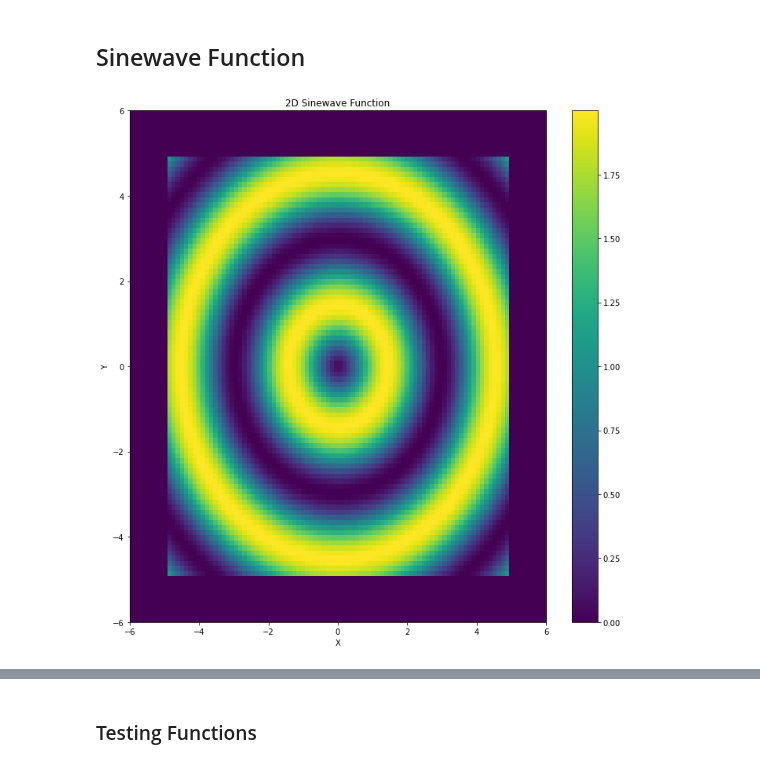
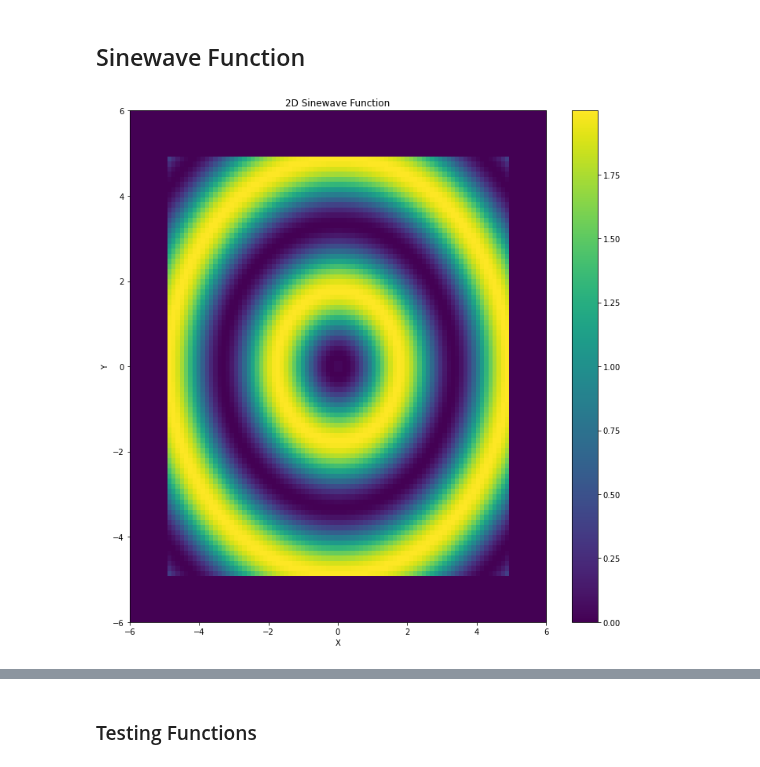
Before and after one commit to pjdunne/MResMCMC2023, a Jupyter notebook: Examples_Dian.ipynb, the cells around one changed output, grey strips where cells are left out. Drawn from its saved outputs; the diff is of its cells as text; code cells hidden in the pictures.

```diff
--- a/Examples_Dian.ipynb
+++ b/Examples_Dian.ipynb
@@ -10,10 +10,10 @@ import MCMC_DZ.MCMC.MetropolisHastingMCMC.ProposalDistributions as PDs
 from MCMC_DZ.BayesianInference.Likelihood_functions import Sinewave
 # %%
 Data_range = np.array([[-5, 5], [-5, 5]])
-SF = Sinewave.Sinewave_function([2,0.65], Data_range)
+SF = Sinewave.Sinewave_function([2, 1], Data_range)
 Vts.Target_Distribution_Visualization(X_range=[-6, 6], Y_range=[-6, 6], Tar_Dis=SF.f, Func_name="2D Sinewave Function", alpha=1)
 # %% [output]
-[figure, old version]
+[figure, new version]
 # %%
 Data_range = np.array([[-5, 5], [-5, 5]])
 
```
Also changed, not shown: parts of 17 cells of this notebook.
